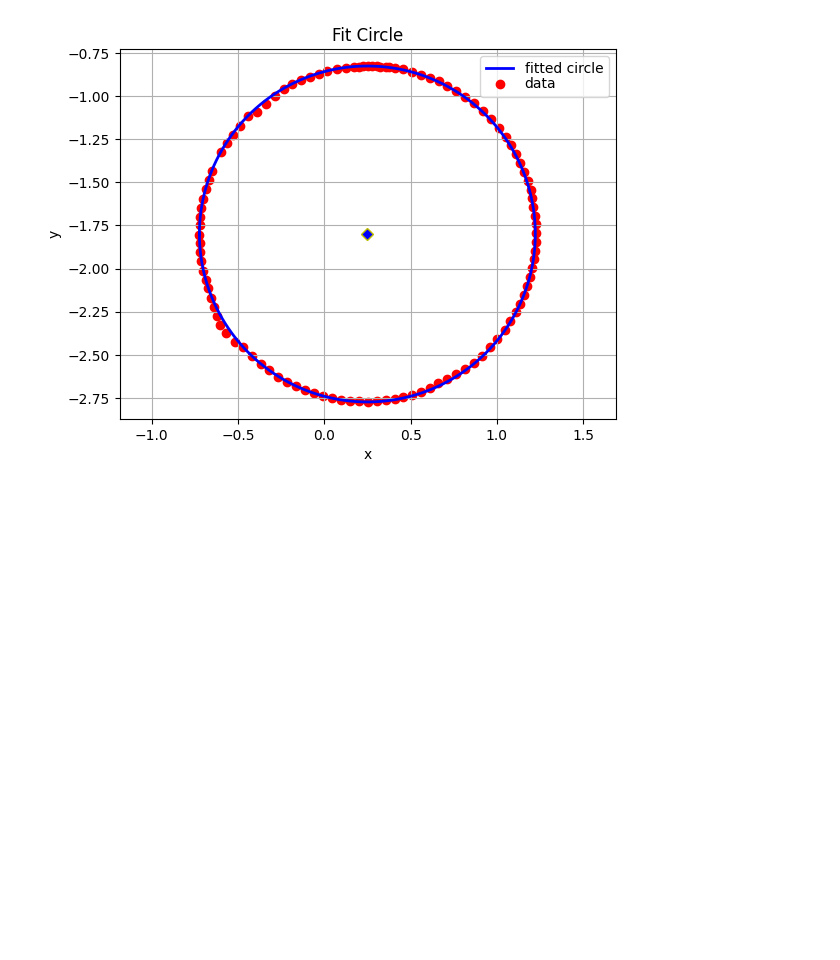
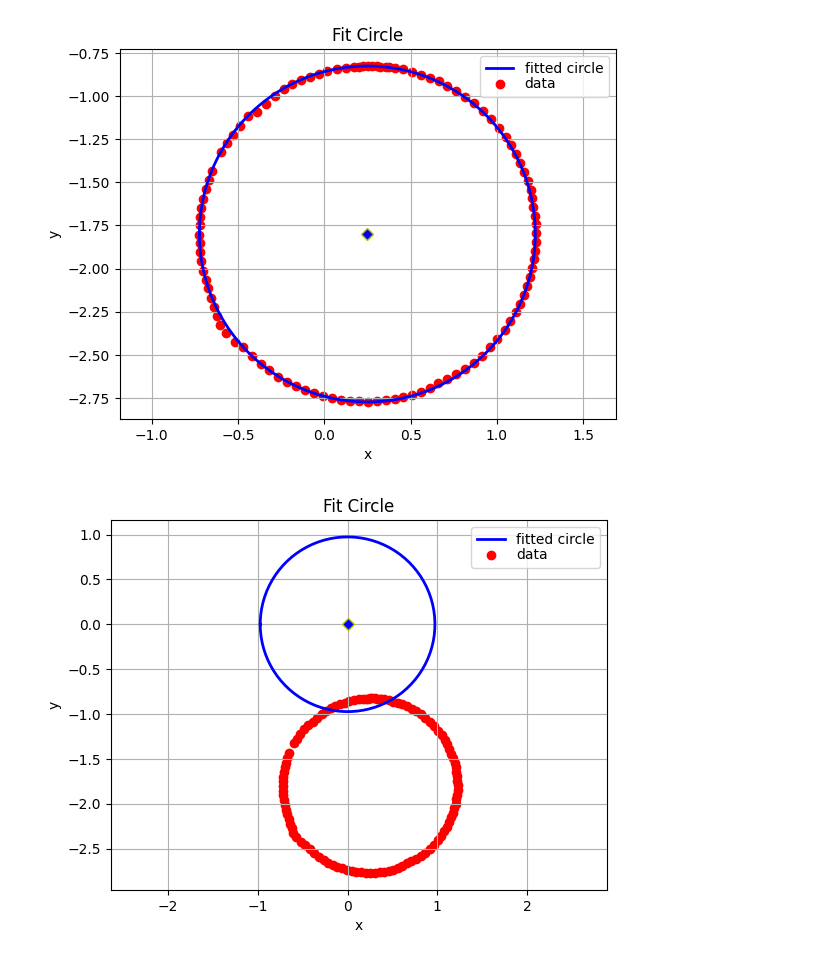
Before and after one commit to Team488/VR_NetworkTables2024, a Jupyter notebook: Coordinate Transformations.ipynb, the cells around one changed output. Saved outputs shown, nothing was run; the diff lists cells and outputs as text; code cells hidden in the pictures; blank space fills up the shorter version.

Commit message:
added plot of calibration circle

```diff
--- a/Coordinate Transformations.ipynb
+++ b/Coordinate Transformations.ipynb
@@ -137,3 +139,7 @@ circle.plot_data_circle(points,xc,yc,r)
 0.006892092512199931
 0.24907977955319585 -1.7991241531500102 0.9733071077685428
 [figure]
+# %%
+circle.plot_data_circle(points,0,0,r)
+# %% [output]
+[figure, added]
```
Also changed, not shown: parts of 2 cells of this notebook.
